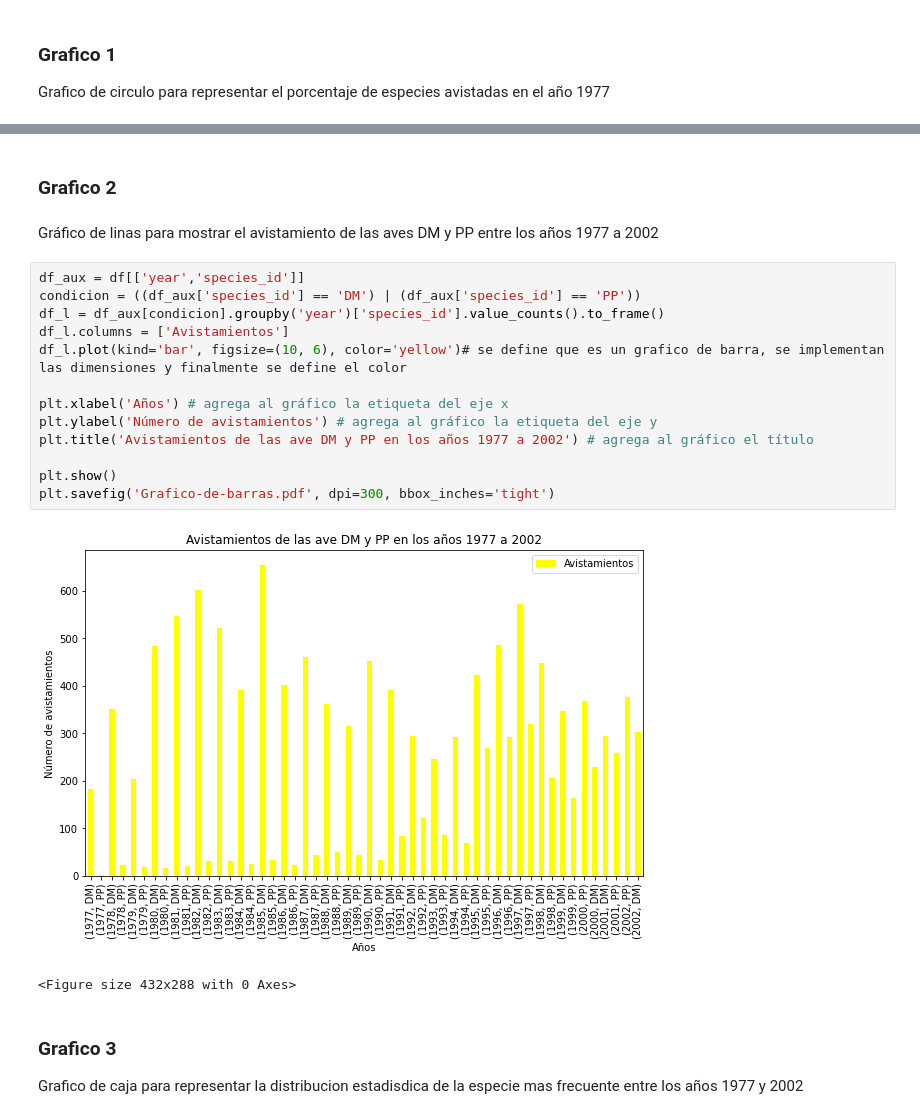
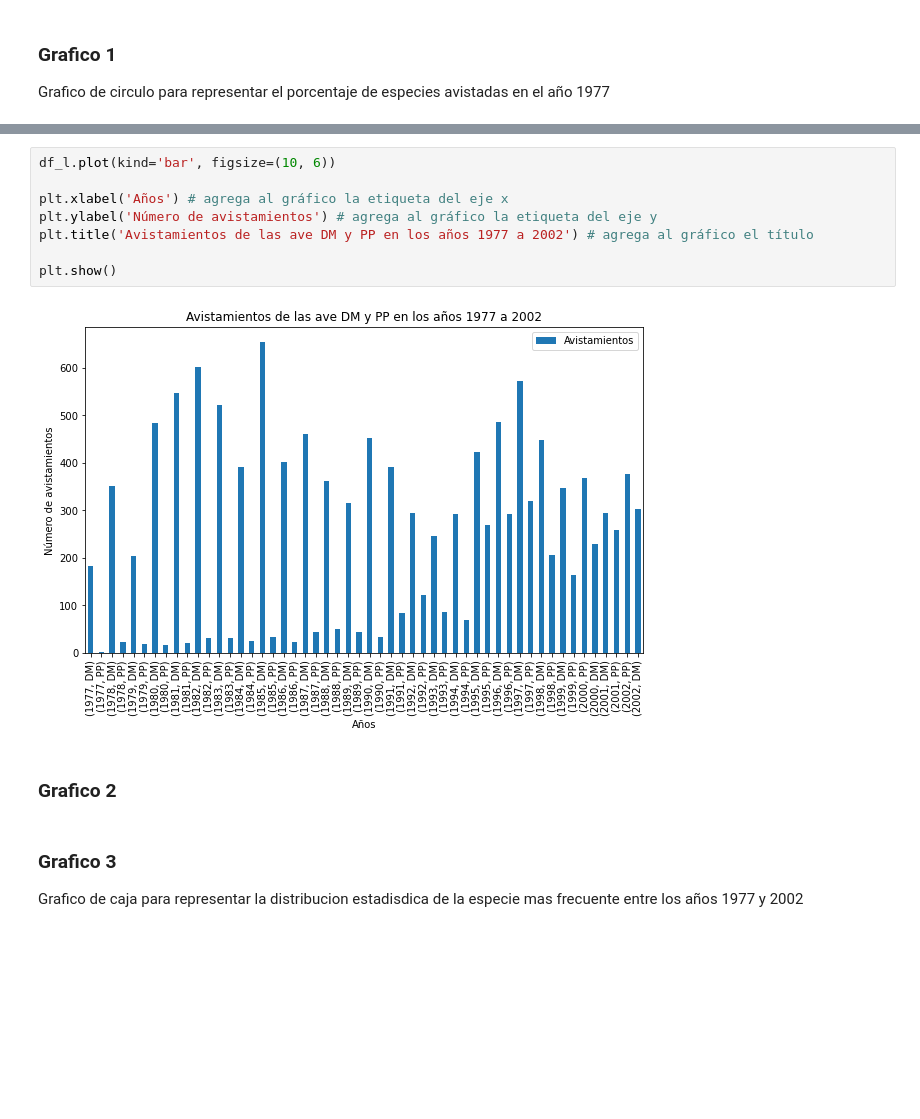
Before and after one commit to Vania-Espinoza/Tarea2-Python, a Jupyter notebook: Tarea3.ipynb, the cells around one changed output, grey strips where cells are left out. Saved outputs shown, nothing was run; the diff lists cells and outputs as text; blank space fills up the shorter version.

```diff
--- a/Tarea3.ipynb
+++ b/Tarea3.ipynb
@@ -59,23 +66,15 @@ plt.savefig('Grafico-circular.pdf', dpi=300, bbox_inches='tight')
+# %%
+df_l.plot(kind='bar', figsize=(10, 6))
+
+plt.xlabel('Años') # agrega al gráfico la etiqueta del eje x
+plt.ylabel('Número de avistamientos') # agrega al gráfico la etiqueta del eje y
+plt.title('Avistamientos de las ave DM y PP en los años 1977 a 2002') # agrega al gráfico el título
+
+plt.show()
+# %% [output]
+[figure, added]
 # %% [markdown]
 ### Grafico 2
-# %% [markdown]
-Gráfico de linas para mostrar el avistamiento de las aves DM y PP entre los años 1977 a 2002
-# %%
-df_aux = df[['year','species_id']]
-condicion = ((df_aux['species_id'] == 'DM') | (df_aux['species_id'] == 'PP'))
-df_l = df_aux[condicion].groupby('year')['species_id'].value_counts().to_frame()
-df_l.columns = ['Avistamientos']
-df_l.plot(kind='bar', figsize=(10, 6), color='yellow')# se define que es un grafico de barra, se implementan las dimensiones y finalmente se define el color
-
-plt.xlabel('Años') # agrega al gráfico la etiqueta del eje x
-plt.ylabel('Número de avistamientos') # agrega al gráfico la etiqueta del eje y
-plt.title('Avistamientos de las ave DM y PP en los años 1977 a 2002') # agrega al gráfico el título
-
-plt.show()
-plt.savefig('Grafico-de-barras.pdf', dpi=300, bbox_inches='tight')
-# %% [output]
-[figure, removed]
-<Figure size 432x288 with 0 Axes>
 # %% [markdown]
 ### Grafico 3
 Grafico de caja para representar la distribucion estadisdica de la especie mas frecuente entre los años 1977 y 2002
```
Also changed, not shown: parts of 7 cells of this notebook.
